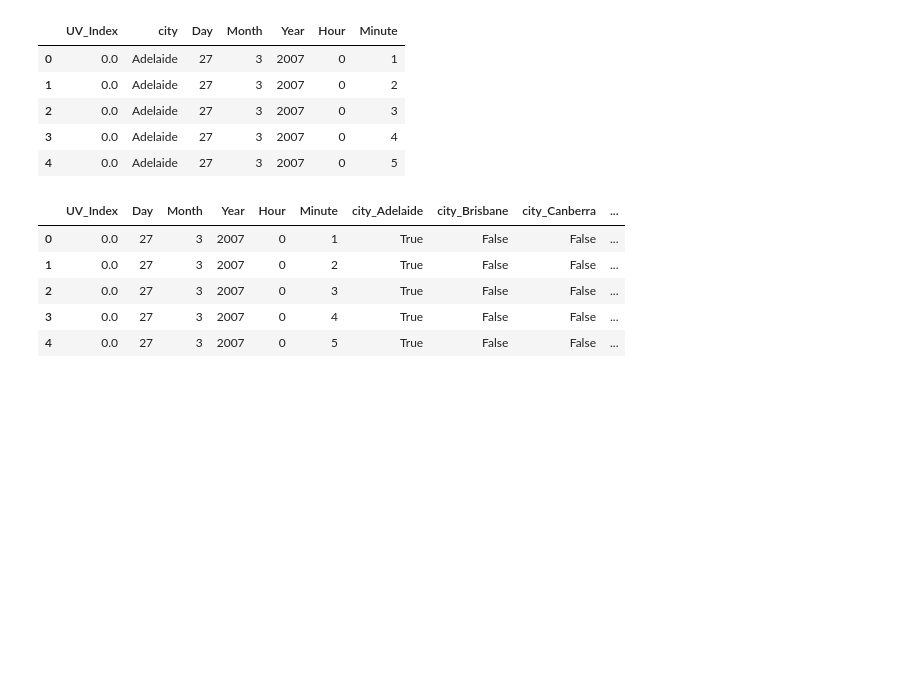
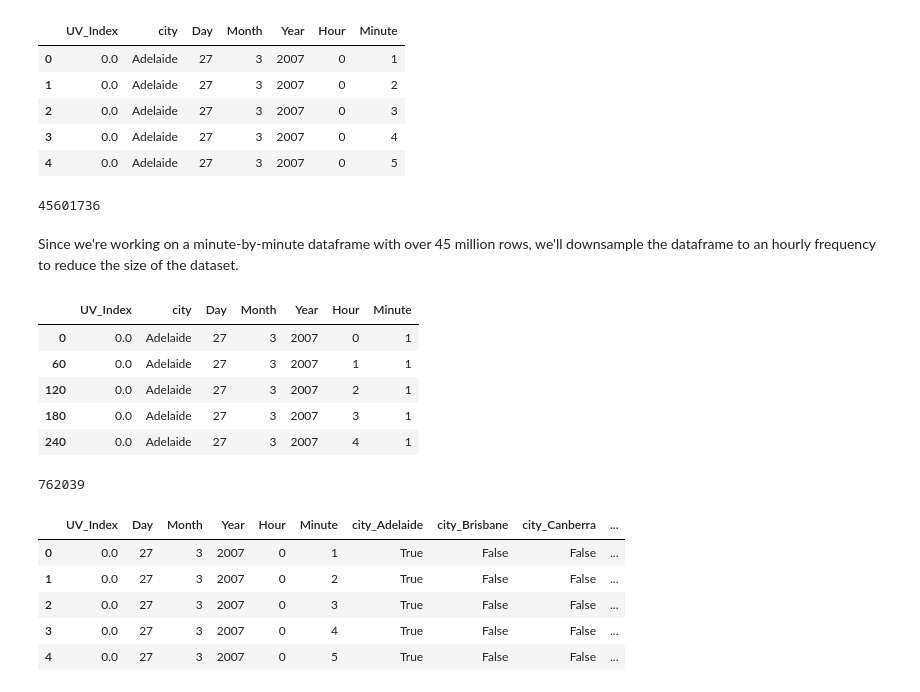
Before and after one commit to skad0009/Team-38-Onboarding-project, a Jupyter notebook: flaskProject/database/1.1/uv-wrangling.ipynb, the cells around one changed output. Drawn from its saved outputs; the diff is of its cells as text; code cells hidden in the pictures; blank space fills up the shorter version.

Commit message:
Downsample dataframe from 45m rows to 762k

```diff
--- a/flaskProject/database/1.1/uv-wrangling.ipynb
+++ b/flaskProject/database/1.1/uv-wrangling.ipynb
@@ -94,5 +94,28 @@ combined_data.head()
 | 2 | 0.0 | Adelaide | 27 | 3 | 2007 | 0 | 3 |
 | 3 | 0.0 | Adelaide | 27 | 3 | 2007 | 0 | 4 |
 | 4 | 0.0 | Adelaide | 27 | 3 | 2007 | 0 | 5 |
+# %%
+# Print length of dataframe
+print(len(combined_data))
+# %% [output]
+45601736
+# %% [markdown]
+Since we're working on a minute-by-minute dataframe with over 45 million rows, we'll downsample the dataframe to an hourly frequency to reduce the size of the dataset.
+# %%
+# Only keep the data from first minutes of each hour
+combined_data = combined_data[combined_data['Minute'] == 1]
+
+combined_data.head()
+# %% [output]
+|  | UV_Index | city | Day | Month | Year | Hour | Minute |
+| 0 | 0.0 | Adelaide | 27 | 3 | 2007 | 0 | 1 |
+| 60 | 0.0 | Adelaide | 27 | 3 | 2007 | 1 | 1 |
+| 120 | 0.0 | Adelaide | 27 | 3 | 2007 | 2 | 1 |
+| 180 | 0.0 | Adelaide | 27 | 3 | 2007 | 3 | 1 |
+| 240 | 0.0 | Adelaide | 27 | 3 | 2007 | 4 | 1 |
+# %%
+print(len(combined_data))
+# %% [output]
+762039
 # %%
 # Encode the city names
```
Also changed, not shown: parts of 3 cells of this notebook.
